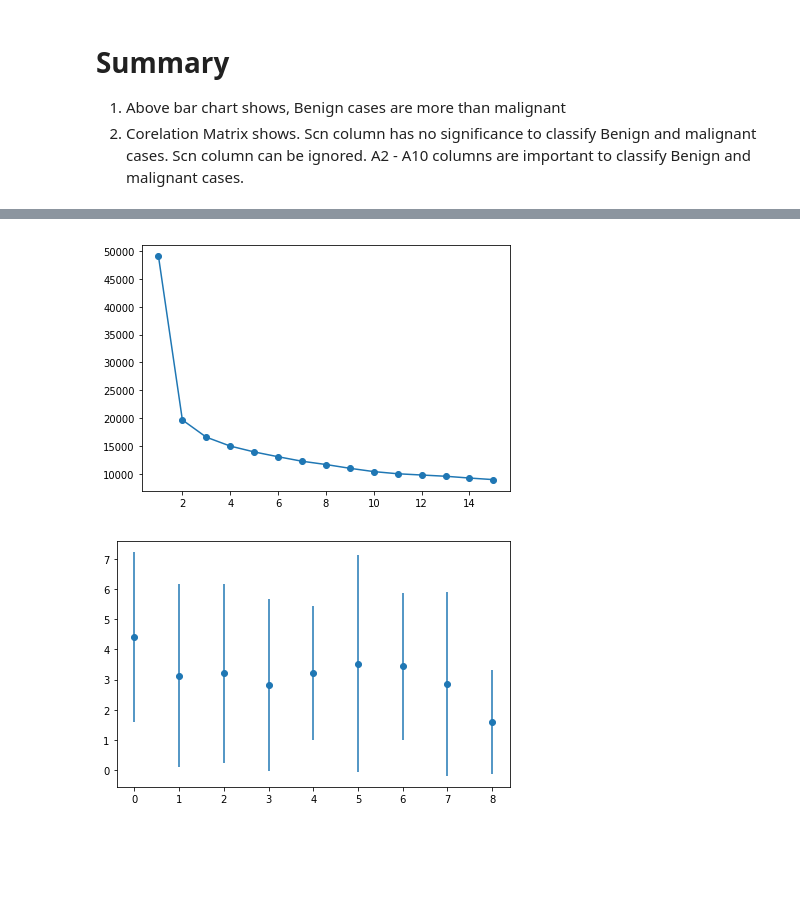
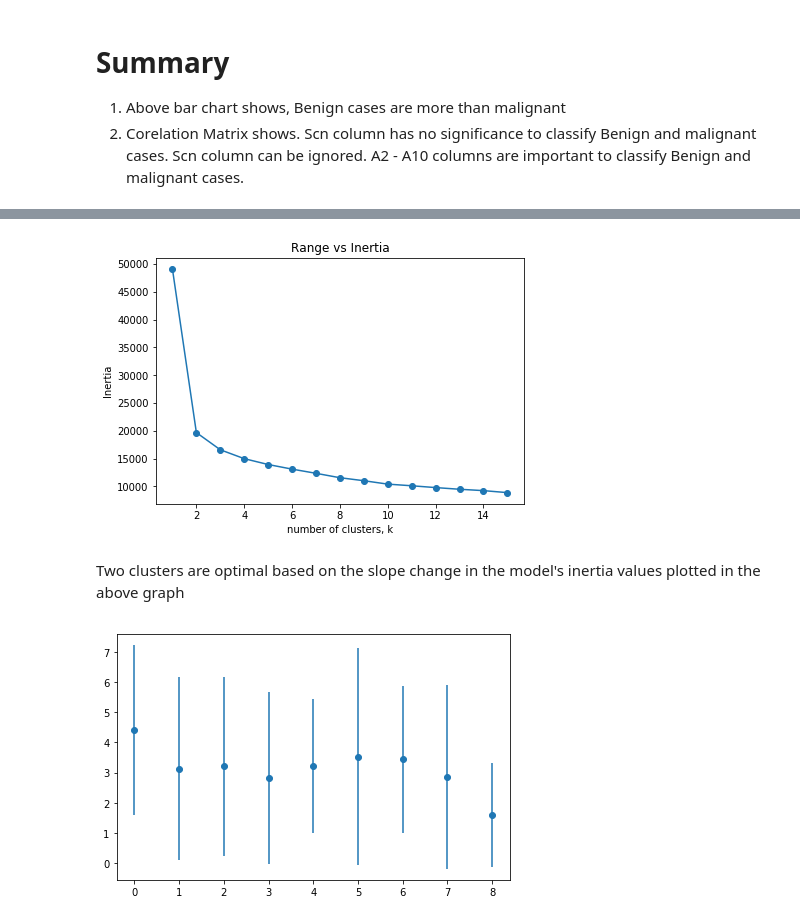
Before and after one commit to iamrajp/G10-PythonProject, a Jupyter notebook: code/Main.ipynb, the cells around one changed output, grey strips where cells are left out. Saved outputs shown, nothing was run; the diff lists cells and outputs as text; code cells hidden in the pictures; blank space fills up the shorter version.

```diff
--- a/code/Main.ipynb
+++ b/code/Main.ipynb
@@ -197,11 +208,18 @@ for x in k:
     model_b = KMeans(n_clusters=x)
     model_b.fit(hist_data)
     inertias.append(model_b.inertia_)
-# %%
-plt.plot(k, inertias, '-o')
-plt.tight_layout()
-# %% [output]
-[figure, removed]
+# %%
+# Plot Range vs Inertias
+plt.plot(k, inertias, '-o')
+plt.tight_layout()
+plt.xlabel('number of clusters, k')
+plt.ylabel('Inertia')
+plt.title('Range vs Inertia')
+plt.show()
+# %% [output]
+[figure, added]
+# %% [markdown]
+Two clusters are optimal based on the slope change in the model's inertia values plotted in the above graph
 # %%
 std_dev = hist_data.std()
 means = hist_data.mean()
```
Also changed, not shown: parts of 7 cells of this notebook.
